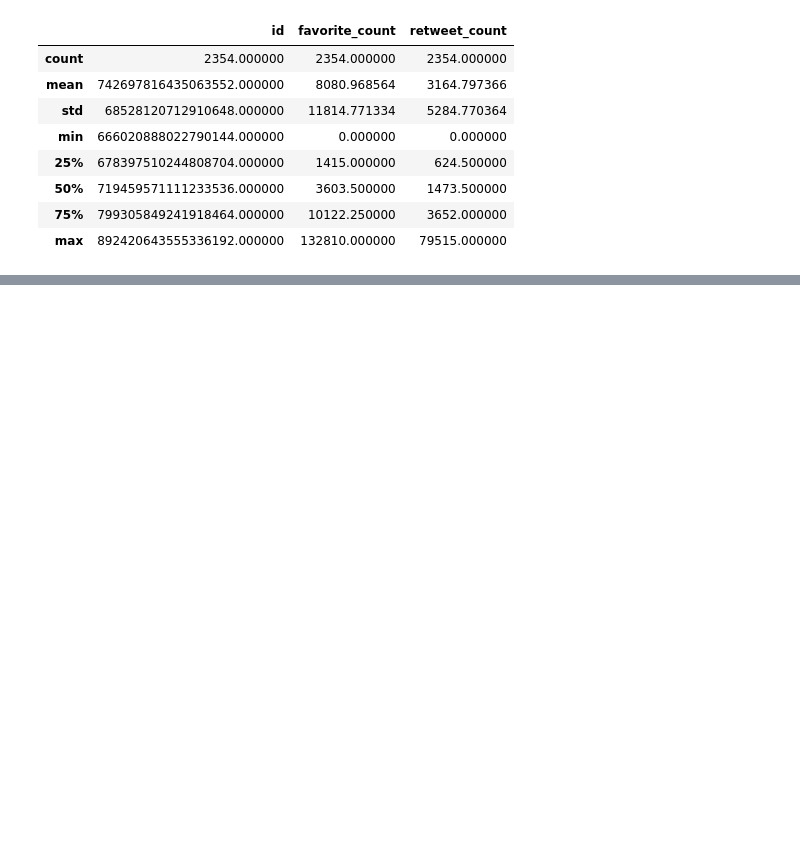
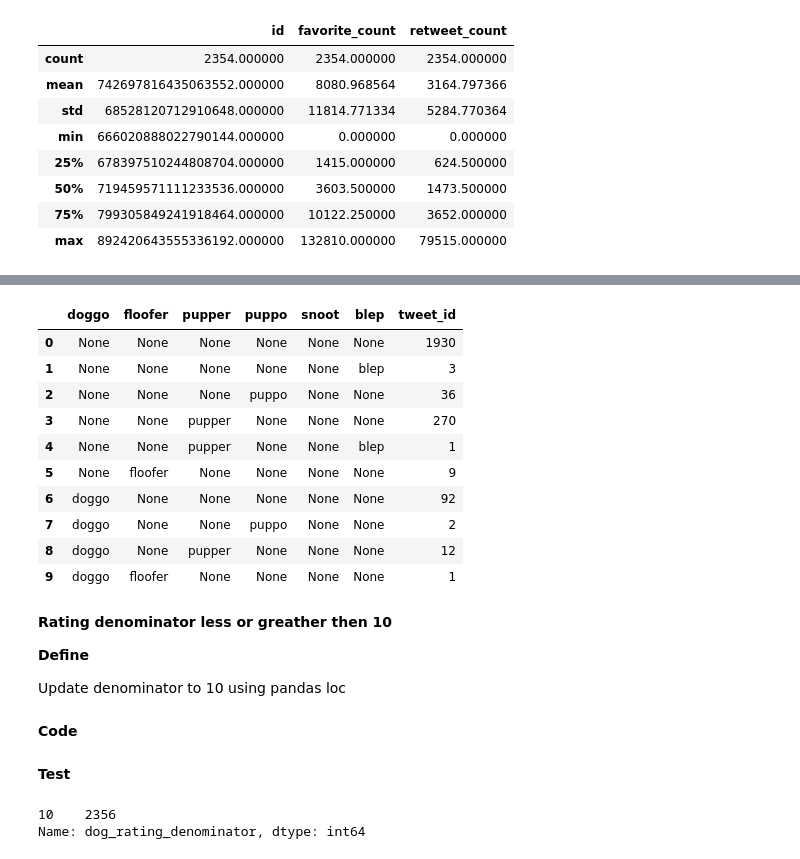
Before and after one commit to mayke-ilzu/data-analyst-nanodegree, a Jupyter notebook: projects/project-4-wrangling-and-analyze-data/notebooks/wrangle_act.ipynb, the cells around one changed output, grey strips where cells are left out. Drawn from its saved outputs; the diff is of its cells as text; code cells hidden in the pictures; blank space fills up the shorter version.

Commit message:
Cleaning quality issues for twitter enhanced file completed

```diff
--- a/projects/project-4-wrangling-and-analyze-data/notebooks/wrangle_act.ipynb
+++ b/projects/project-4-wrangling-and-analyze-data/notebooks/wrangle_act.ipynb
@@ -597,0 +655,3 @@ Name: lang, dtype: int64
+# %%
+#Creating df copy
+df_twitter_enhanced_clean = df_twitter_enhanced.copy()
@@ -597,0 +677,9 @@ Name: lang, dtype: int64
+# %%
+df_twitter_enhanced_clean = df_twitter_enhanced_clean.rename(columns={'timestamp':'tweet_timestamp',
+                                          'source':'tweet_source',
+                                          'text':'tweet_text',
+                                          'expanded_urls':'tweet_expanded_urls',
+                                          'rating_numerator':'dog_rating_numerator',
+                                          'rating_denominator':'dog_rating_denominator',
+                                          'name':'dog_name'
+                                         })
@@ -597,0 +705,5 @@ Name: lang, dtype: int64
+# %%
+#Creating column for snoot and blep
+df_twitter_enhanced_clean['snoot'] = 'None'
+df_twitter_enhanced_clean['blep'] = 'None'
+df_twitter_enhanced_clean.head()
@@ -597,0 +717,4 @@ Name: lang, dtype: int64
+# %%
+list_stages = ['doggo','floofer','pupper','puppo','snoot','blep']
+for item in list_stages:
+    df_twitter_enhanced_clean.loc[df_twitter_enhanced_clean['tweet_text'].str.lower().str.contains(item), [item]] = item
@@ -597,0 +736,23 @@ Name: lang, dtype: int64
+# %%
+#Clean df
+df_twitter_enhanced_clean.groupby(['doggo','floofer','pupper','puppo','snoot','blep']).count()['tweet_id'].reset_index()
+# %% [output]
+|  | doggo | floofer | pupper | puppo | snoot | blep | tweet_id |
+| 0 | None | None | None | None | None | None | 1930 |
+| 1 | None | None | None | None | None | blep | 3 |
+| 2 | None | None | None | puppo | None | None | 36 |
+| 3 | None | None | pupper | None | None | None | 270 |
+| 4 | None | None | pupper | None | None | blep | 1 |
+| 5 | None | floofer | None | None | None | None | 9 |
+| 6 | doggo | None | None | None | None | None | 92 |
+| 7 | doggo | None | None | puppo | None | None | 2 |
+| 8 | doggo | None | pupper | None | None | None | 12 |
+| 9 | doggo | floofer | None | None | None | None | 1 |
+# %% [markdown]
+**Rating denominator less or greather then 10**
+
+**Define**
+
+Update denominator  to 10 using pandas loc
+# %% [markdown]
+**Code**
@@ -597,0 +762,7 @@ Name: lang, dtype: int64
+# %% [markdown]
+**Test**
+# %%
+df_twitter_enhanced_clean.dog_rating_denominator.value_counts()
+# %% [output]
+10    2356
+Name: dog_rating_denominator, dtype: int64
```
Also changed, not shown: parts of 47 cells of this notebook.
